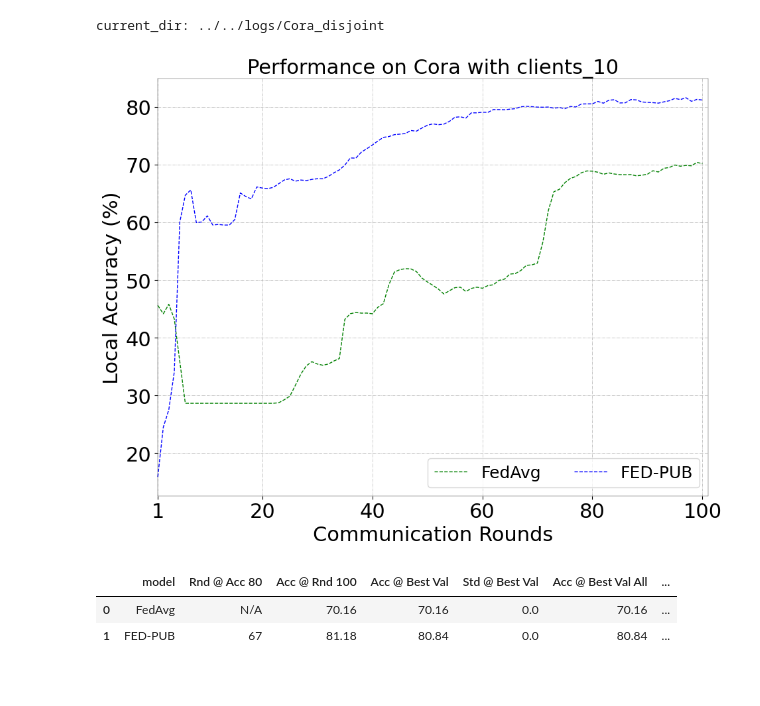
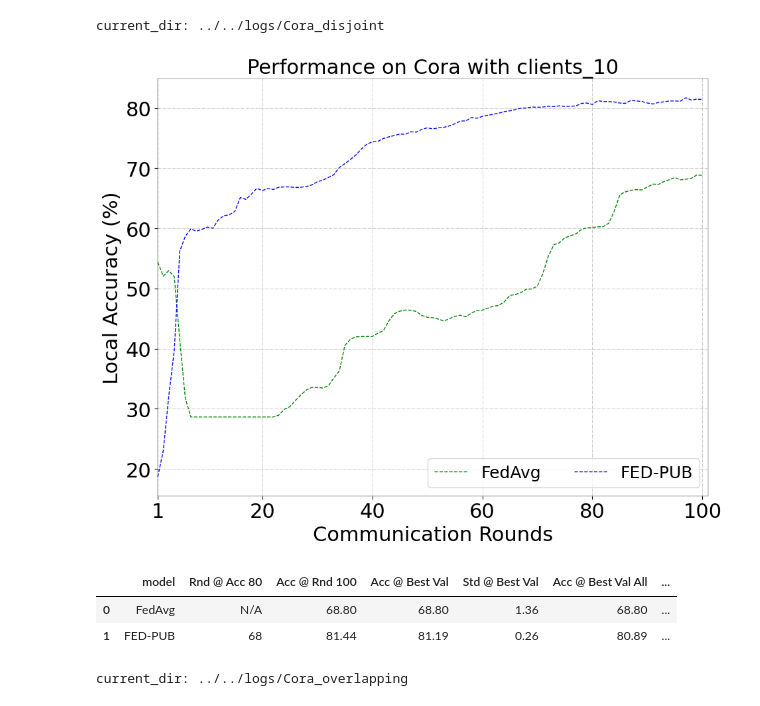
Before and after one commit to JinheonBaek/FED-PUB, a Jupyter notebook: evaluations/analysis.ipynb, the cells around one changed output. Cells and saved outputs as stored; diff of their text form; code cells hidden in the pictures.

```diff
--- a/evaluations/analysis.ipynb
+++ b/evaluations/analysis.ipynb
@@ -24,37 +24,55 @@ models = [
         name='FedAvg',
         logs=[
             f'{clients}/20230702_123200_fedavg',
+            f'{clients}/20230702_135353_fedavg',
         ],
         viz={'color':'green', 'linewidth': 1, 'linestyle': '--', 'marker': 'o', 'markevery':interval_rnd, 'markersize':0}),
     create_info(
         name='FED-PUB',
         logs=[
             f'{clients}/20230702_125143_fedpub',
+            f'{clients}/20230702_141336_fedpub',
         ],
         viz={'color':'blue', 'linewidth': 1, 'linestyle': '--', 'marker': 'P', 'markevery':interval_rnd, 'markersize':0}),
 ]
 
 plot_acc_over_round(models=models, upto=upto, opt={
     'plt_font_size': 22,
     'plt_line_width': 0.25,
     'plt_fig_size': (10,8),
     'plt_title': f'Performance on Cora with {clients}',
     'plt_y_label': 'Local Accuracy (%)',
     'plt_x_label': 'Communication Rounds',
     'plt_x_interval': interval_rnd,
     'plt_background_grid': True,
     'plt_legend_opt': {'ncol':2, 'fontsize': 18, 'loc': 'lower right'},
     'plt_save': f'./plots/cora_{clients}.png'
 })
 
 summary(
     models = models,
     upto = upto,
     target_acc = target_acc,
     target_rnd = upto
 )
 # %% [output]
-[figure, old version]
+[figure, new version]
 |  | model | Rnd @ Acc 80 | Acc @ Rnd 100 | Acc @ Best Val | Std @ Best Val | Acc @ Best Val All | ... |
-| 0 | FedAvg | N/A | 70.16 | 70.16 | 0.0 | 70.16 | ... |
-| 1 | FED-PUB | 67 | 81.18 | 80.84 | 0.0 | 80.84 | ... |
+| 0 | FedAvg | N/A | 68.80 | 68.80 | 1.36 | 68.80 | ... |
+| 1 | FED-PUB | 68 | 81.44 | 81.19 | 0.26 | 80.89 | ... |
+# %%
+import os,sys,inspect
+current_dir = os.path.dirname(os.path.abspath(inspect.getfile(inspect.currentframe())))
+parent_dir = os.path.dirname(current_dir)
+sys.path.insert(0, parent_dir)
+from visualizer import *
+#######################################################
+current_dir = os.path.join('../../logs/', 'Cora_overlapping')
+print('current_dir:', current_dir)
+def create_info(name, logs, viz):
+    return {'name': name, 'viz': viz,
+        'logs': [os.path.join(current_dir, path) for path in logs]}
+#######################################################
+%matplotlib inline
+# %% [output]
+current_dir: ../../logs/Cora_overlapping
```
Also changed, not shown: parts of 1 cell of this notebook, 2 other files.
